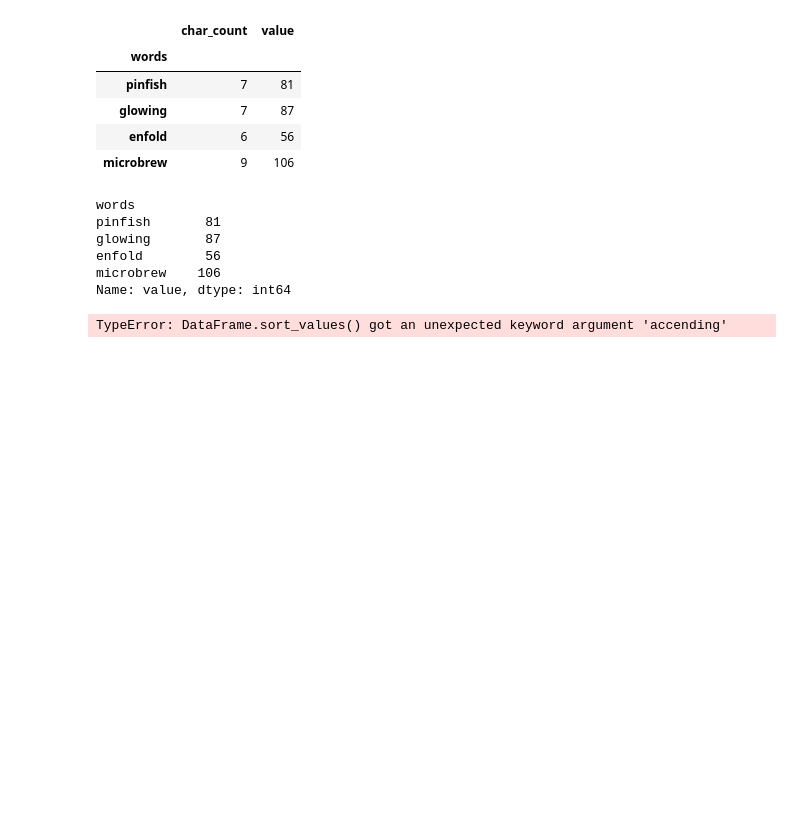
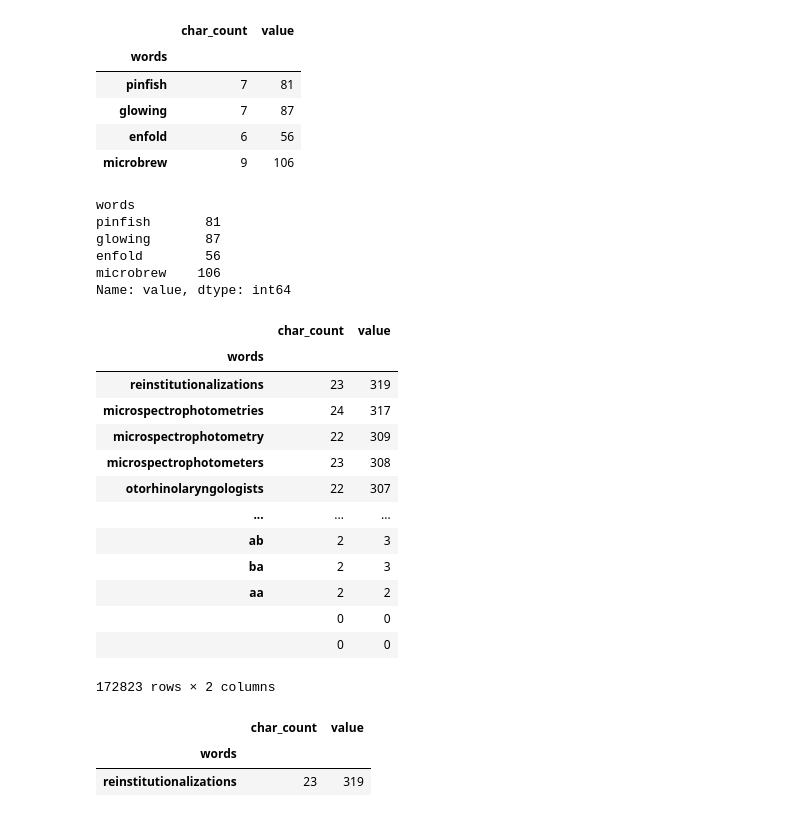
Before and after one commit to Zacks406/words_count_project, a Jupyter notebook: word_count_project.ipynb, the cells around one changed output. Drawn from its saved outputs; the diff is of its cells as text; code cells hidden in the pictures; blank space fills up the shorter version.

```diff
--- a/word_count_project.ipynb
+++ b/word_count_project.ipynb
@@ -345,6 +316,25 @@ enfold        56
 microbrew    106
 Name: value, dtype: int64
 # %%
-df.sort_values(by=df["value"], accending= False)
+df.sort_values(by="value", ascending = False)
 # %% [output]
+|  | char_count | value |
+| words |  |  |
+| reinstitutionalizations | 23 | 319 |
+| microspectrophotometries | 24 | 317 |
+| microspectrophotometry | 22 | 309 |
+| microspectrophotometers | 23 | 308 |
+| otorhinolaryngologists | 22 | 307 |
+| ... | ... | ... |
+| ab | 2 | 3 |
+| ba | 2 | 3 |
+| aa | 2 | 2 |
+|  | 0 | 0 |
+|  | 0 | 0 |
-TypeError: DataFrame.sort_values() got an unexpected keyword argument 'accending'
+172823 rows × 2 columns
+# %%
+df.loc[df["value"] == 319]
+# %% [output]
+|  | char_count | value |
+| words |  |  |
+| reinstitutionalizations | 23 | 319 |
```
Also changed, not shown: parts of 15 cells of this notebook.
